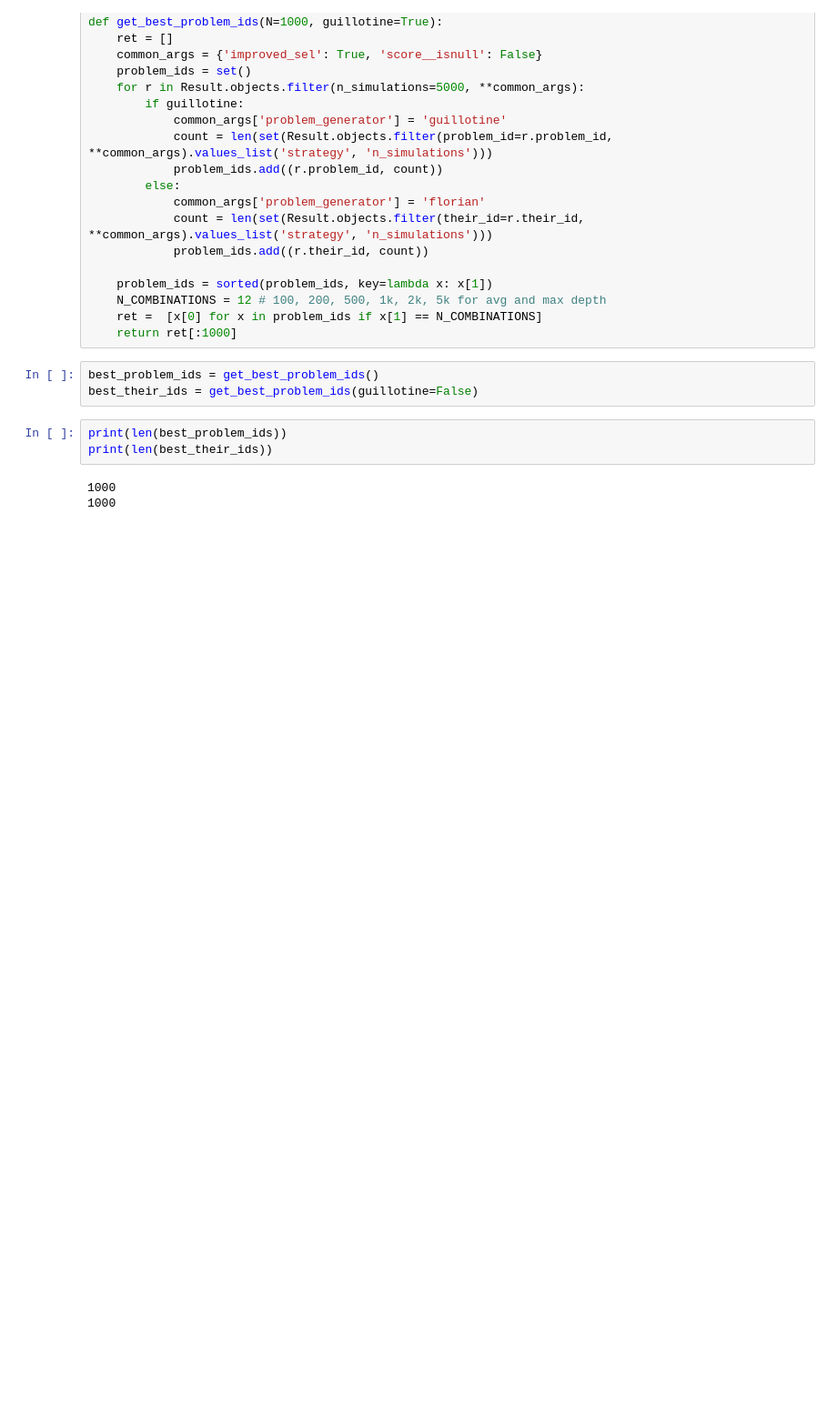
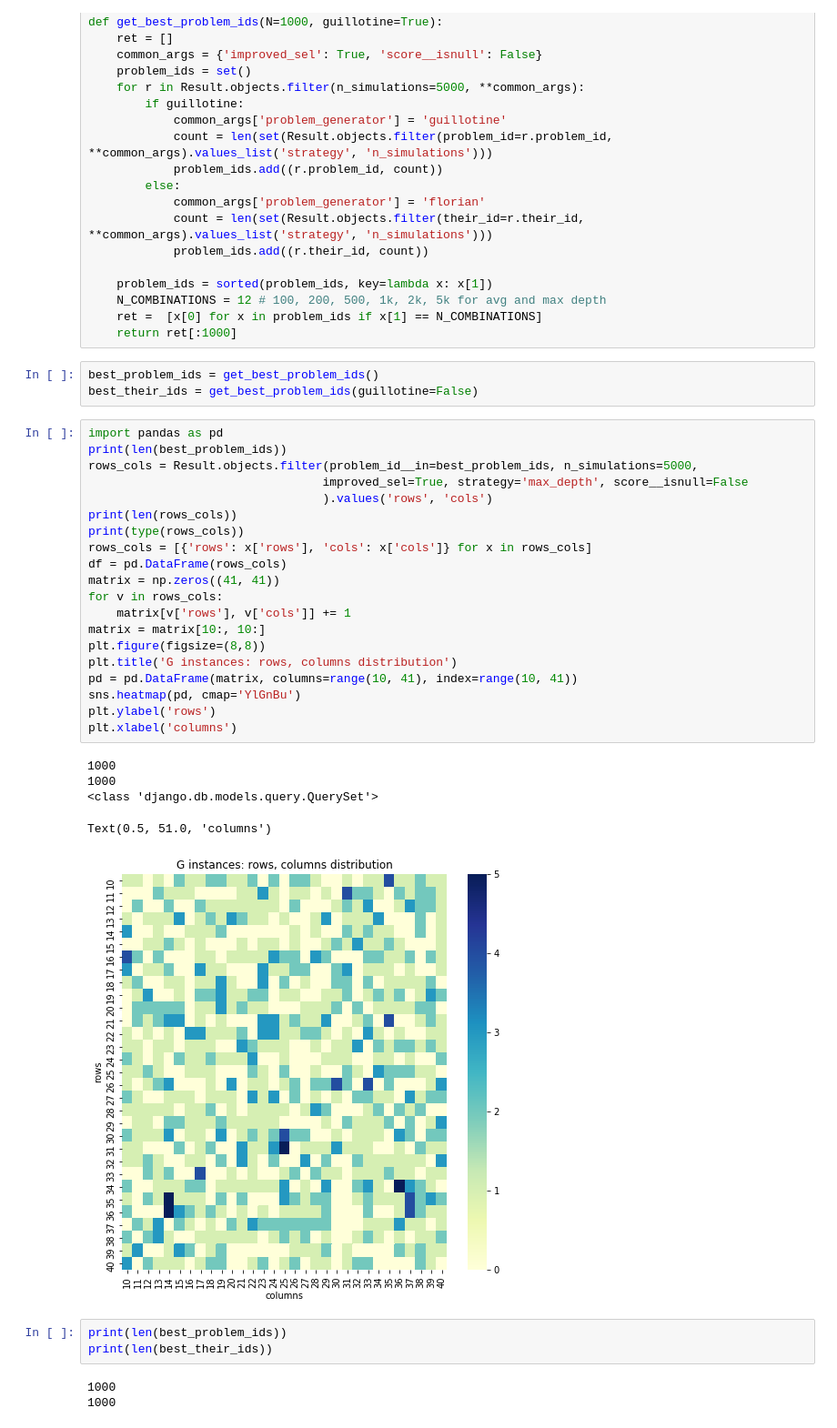
Before and after one commit to igorpejic/visapi, a Jupyter notebook: analsysis.ipynb, the cells around one changed output. Shown at 91% size. Saved outputs shown, nothing was run; the diff lists cells and outputs as text; blank space fills up the shorter version.

Commit message:
add analysis on distribution of of width heights of solved instances

```diff
--- a/analsysis.ipynb
+++ b/analsysis.ipynb
@@ -69,6 +69,32 @@ def get_best_problem_ids(N=1000, guillotine=True):
 # %%
 best_problem_ids = get_best_problem_ids()
 best_their_ids = get_best_problem_ids(guillotine=False)
+# %%
+import pandas as pd
+print(len(best_problem_ids))
+rows_cols = Result.objects.filter(problem_id__in=best_problem_ids, n_simulations=5000,
+                                 improved_sel=True, strategy='max_depth', score__isnull=False
+                                 ).values('rows', 'cols')
+print(len(rows_cols))
+print(type(rows_cols))
+rows_cols = [{'rows': x['rows'], 'cols': x['cols']} for x in rows_cols]
+df = pd.DataFrame(rows_cols)
+matrix = np.zeros((41, 41))
+for v in rows_cols:
+    matrix[v['rows'], v['cols']] += 1
+matrix = matrix[10:, 10:]
+plt.figure(figsize=(8,8))
+plt.title('G instances: rows, columns distribution')
+pd = pd.DataFrame(matrix, columns=range(10, 41), index=range(10, 41))
+sns.heatmap(pd, cmap='YlGnBu')
+plt.ylabel('rows')
+plt.xlabel('columns')
+# %% [output]
+1000
+1000
+<class 'django.db.models.query.QuerySet'>
+Text(0.5, 51.0, 'columns')
+[figure, added]
 # %%
 print(len(best_problem_ids))
 print(len(best_their_ids))
```
